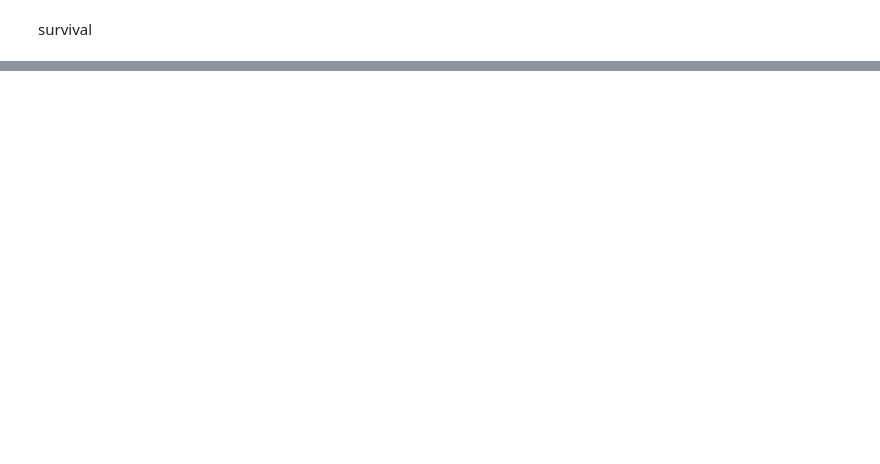
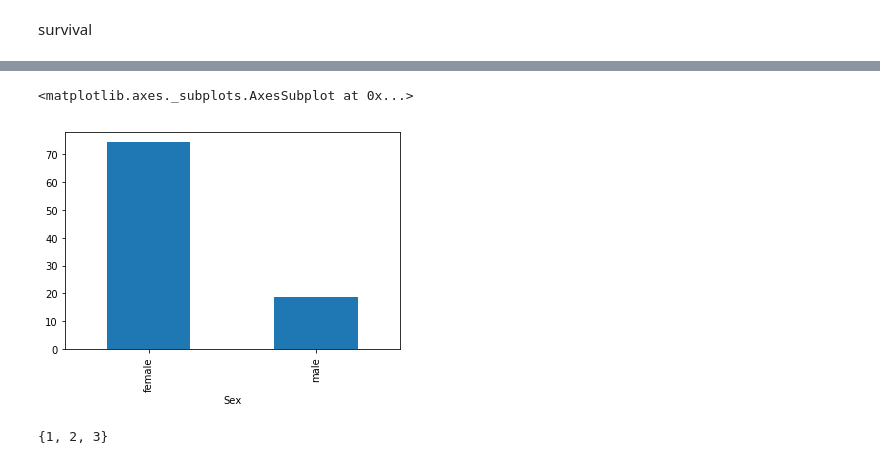
Before and after one commit to AjayKarki/DWIT_Module3, a Jupyter notebook: Pandas Practice.ipynb, the cells around one changed output, grey strips where cells are left out. Drawn from its saved outputs; the diff is of its cells as text; code cells hidden in the pictures; blank space fills up the shorter version.

```diff
--- a/Pandas Practice.ipynb
+++ b/Pandas Practice.ipynb
@@ -985,0 +1013,11 @@ survival
+# %%
+mf_sr = df.groupby('Sex')['Survived'].mean()*100
+mf_sr.plot.bar()
+# %% [output]
+<matplotlib.axes._subplots.AxesSubplot at 0x...>
+[figure, added]
+# %%
+pc.index
+{x for x in pc.index}
+# %% [output]
+{1, 2, 3}
```
Also changed, not shown: parts of 25 cells of this notebook, 5 other files.
